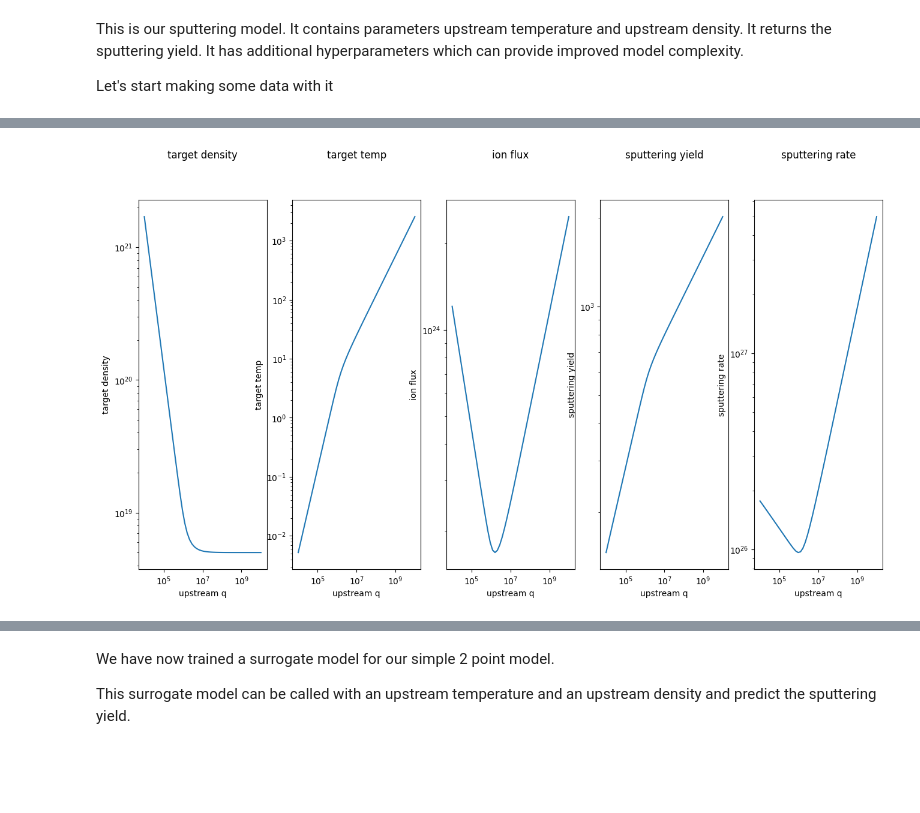
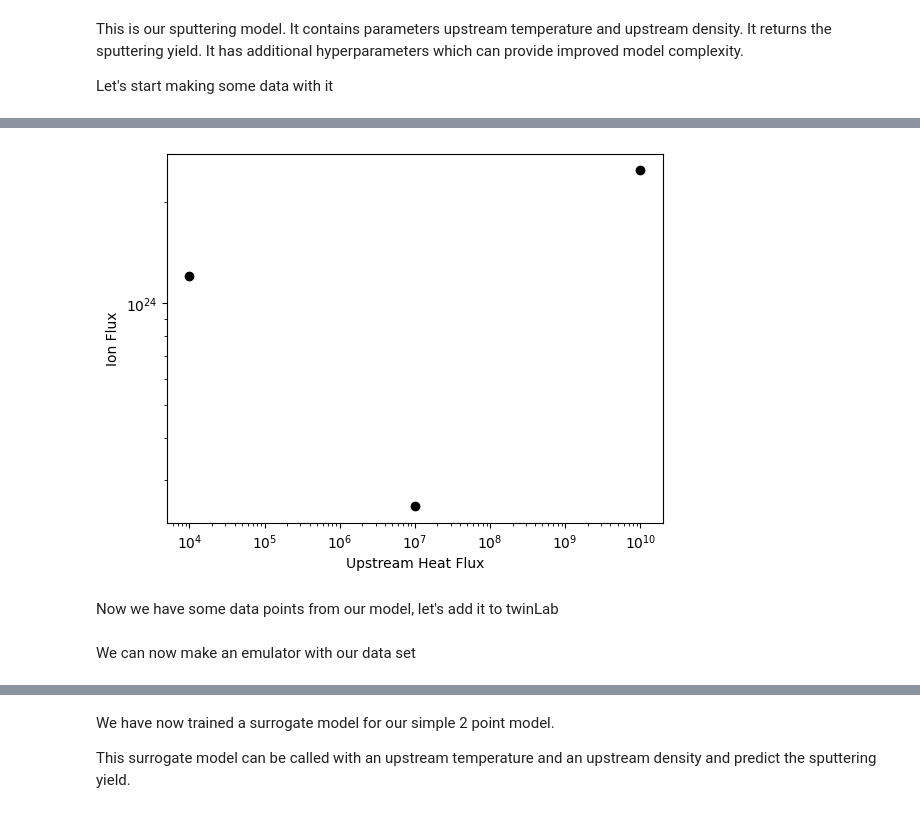
Before and after one commit to digiLab-ai/Magnetic-Fusion-Performance, a Jupyter notebook: edge_demo_one_d.ipynb, the cells around one changed output, grey strips where cells are left out. Drawn from its saved outputs; the diff is of its cells as text; code cells hidden in the pictures; blank space fills up the shorter version.

```diff
--- a/edge_demo_one_d.ipynb
+++ b/edge_demo_one_d.ipynb
@@ -78,33 +68,12 @@ df['C'] = df.apply(ion_flux_model, axis=1)
-# %%
-
-fig, axs = plt.subplots(1, 5, figsize=(16, 8))
-
-axs = axs
-x_quantity = "upstream q"  # "upstream q"
-y_quantity = ("target density", "target temp", "ion flux", "sputtering yield", "sputtering rate")
-for i, y in enumerate(y_quantity):
-    axs[i].set_title(y, pad=50)
-    axs[i].plot(df_simple_model_train[x_quantity],
-                df_simple_model_train[y],)
-    # tu_im = axs[0].scatter(df_simple_model_train["upstream q"],
-    #                         df_simple_model_train["upstream density"],
-    #                         c = df_simple_model_train["sputtering rate"],
-    #                         # s = 100.* df_simple_model_train["f mom"],
-    #                         norm=LogNorm())
-    # min_arg = df_simple_model_train["sputtering rate"].argmin()
-    # axs[0].scatter(df_simple_model_train["upstream temperature"][min_arg],
-    #                df_simple_model_train["upstream density"][min_arg],
-    #                c='r', marker='*', alpha=0.5
-    # )
-
-
-    axs[i].set_ylabel(y)
-    axs[i].set_xlabel(x_quantity)
-
-    axs[i].set_xscale('log')
-    axs[i].set_yscale('log')
-# plt.colorbar(tu_im, ax=axs[0], orientation="horizontal", location="top")
-
-plt.show()
-# %% [output]
-[figure, removed]
+# %%
+
+x_quantity = "Upstream Heat Flux"
+y_quantity = "Ion Flux"
+plot_one_d(train_df=df_train,
+           x_quantity_name=x_quantity,
+           y_quantity_name=y_quantity
+                            )
+# %% [output]
+[figure, added]
+# %% [markdown]
+Now we have some data points from our model, let's add it to twinLab
@@ -110,0 +90,2 @@ plt.show()
+# %% [markdown]
+We can now make an emulator with our data set
```
Also changed, not shown: parts of 27 cells of this notebook, 2 other files.
